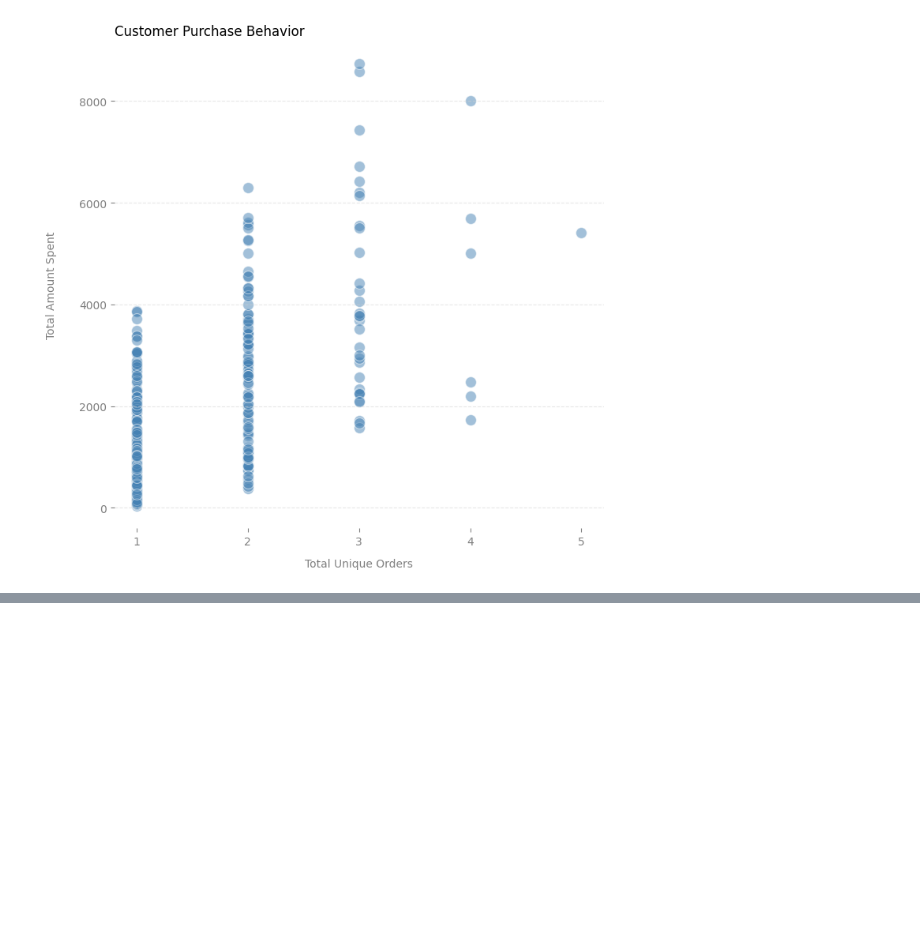
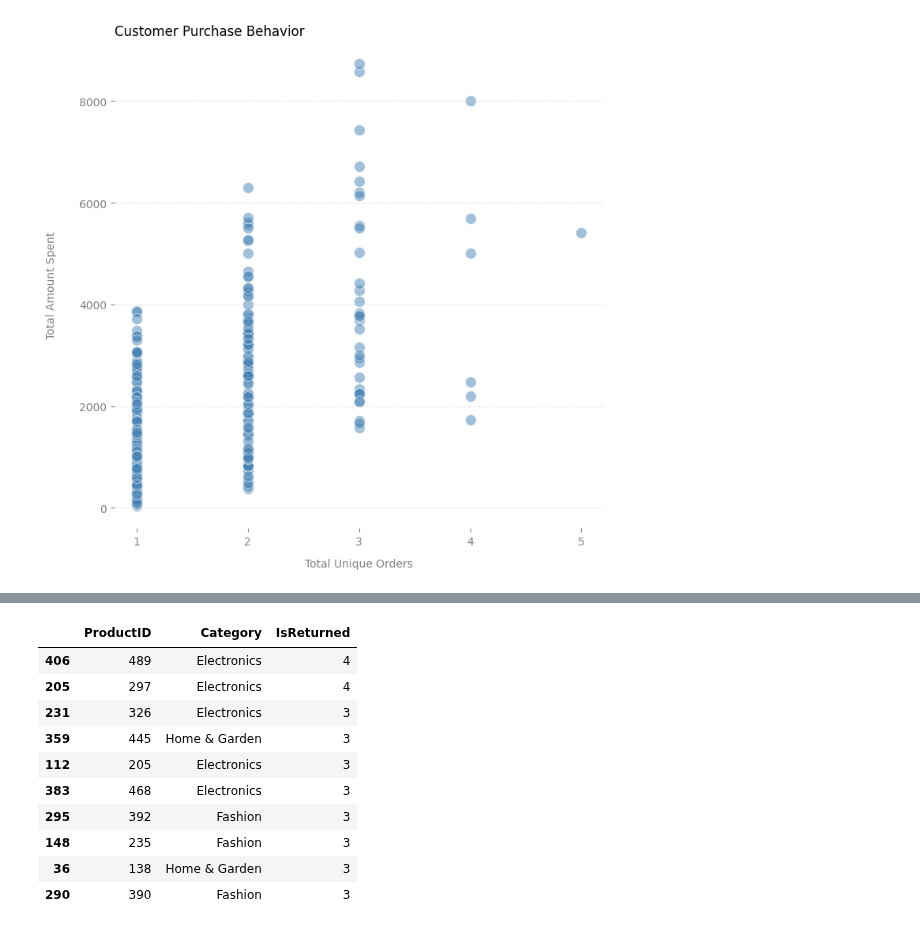
Before and after one commit to YuliaVK/Data-Analytics, a Jupyter notebook: EDA_Sales/notebooks/Sales_EDA.ipynb, the cells around one changed output, grey strips where cells are left out. Drawn from its saved outputs; the diff is of its cells as text; code cells hidden in the pictures; blank space fills up the shorter version.

```diff
--- a/EDA_Sales/notebooks/Sales_EDA.ipynb
+++ b/EDA_Sales/notebooks/Sales_EDA.ipynb
@@ -209,0 +244,17 @@ plt.show()
+# %%
+returned_orders = df[df['IsReturned'] == 1]
+count_by_category = returned_orders.groupby(['ProductID', 'Category'])['IsReturned'].count().reset_index()
+most_returned_products = count_by_category.sort_values('IsReturned', ascending=False).head(10)
+most_returned_products
+# %% [output]
+|  | ProductID | Category | IsReturned |
+| 406 | 489 | Electronics | 4 |
+| 205 | 297 | Electronics | 4 |
+| 231 | 326 | Electronics | 3 |
+| 359 | 445 | Home & Garden | 3 |
+| 112 | 205 | Electronics | 3 |
+| 383 | 468 | Electronics | 3 |
+| 295 | 392 | Fashion | 3 |
+| 148 | 235 | Fashion | 3 |
+| 36 | 138 | Home & Garden | 3 |
+| 290 | 390 | Fashion | 3 |
```
Also changed, not shown: parts of 6 cells of this notebook.
